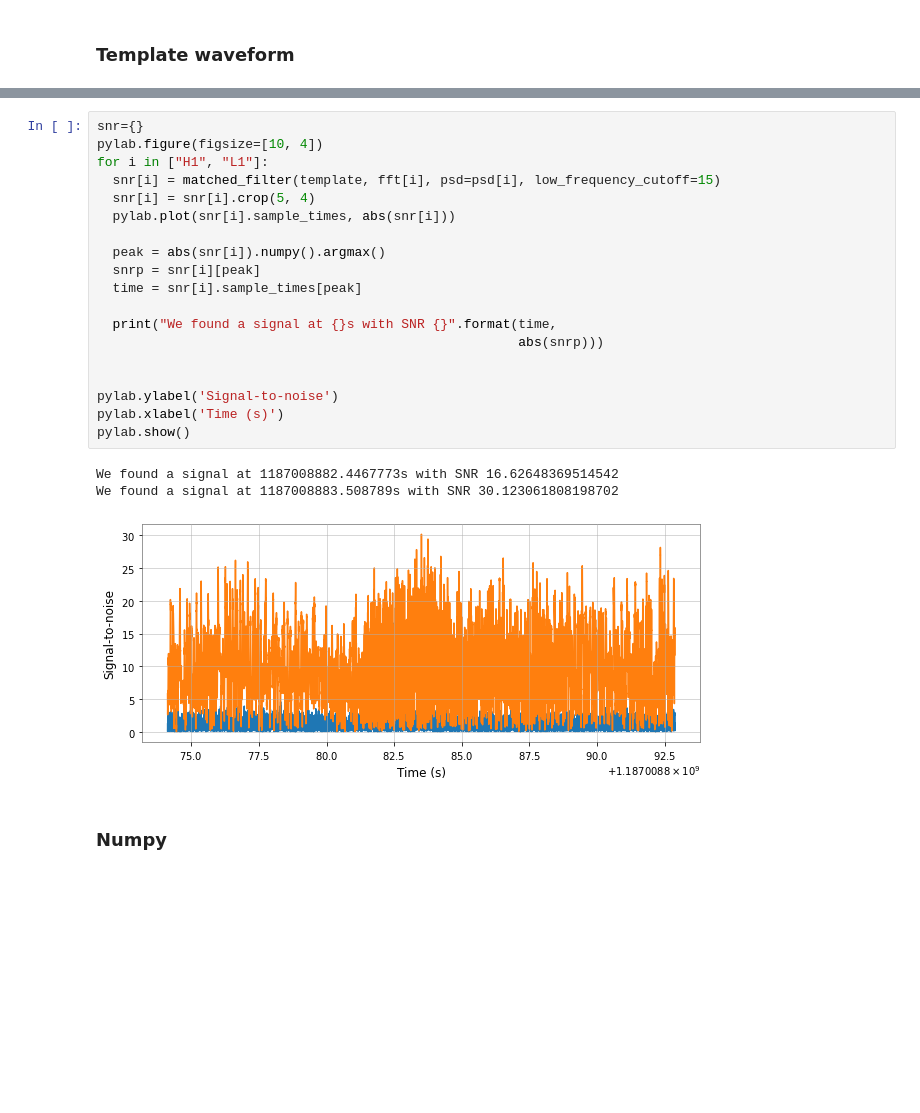
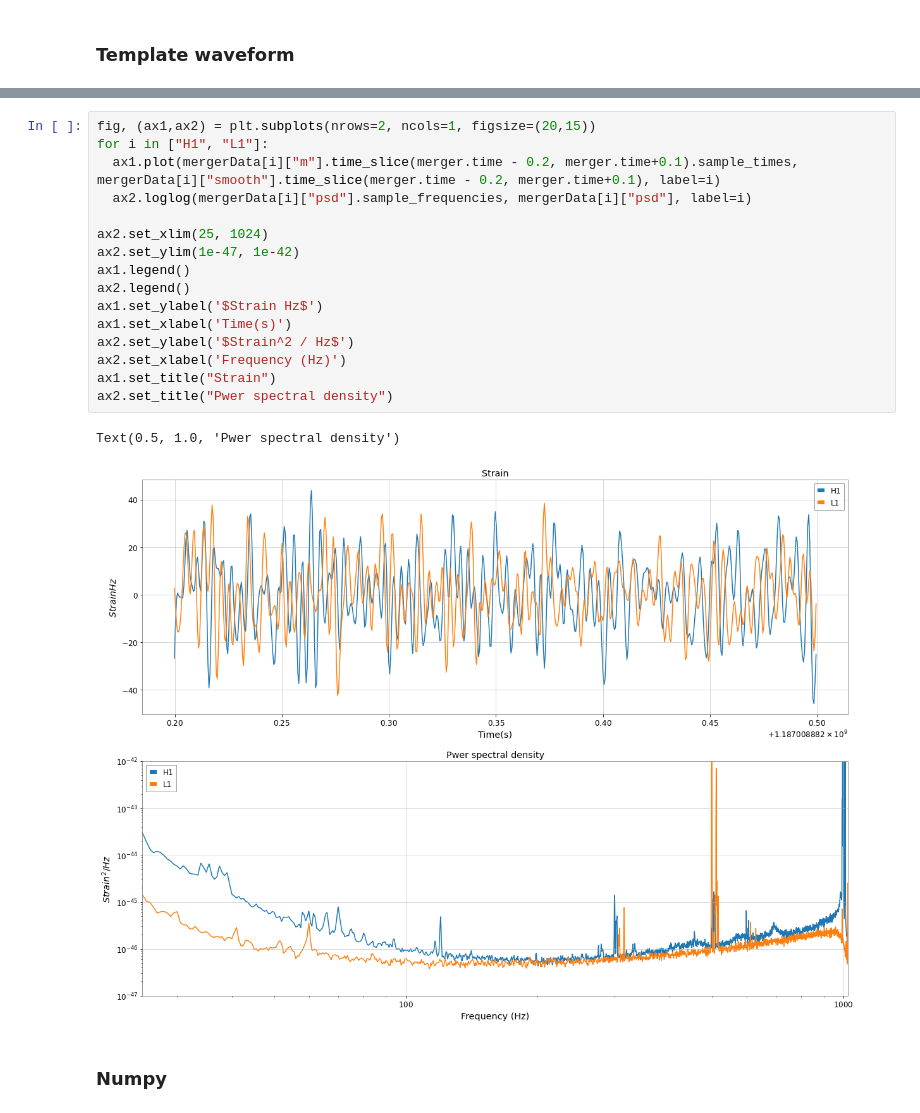
Before and after one commit to Snrts/PRA3024_BigDataInPhysics_SanneAarts, a Jupyter notebook: GravitationalWavesSanne.ipynb, the cells around one changed output, grey strips where cells are left out. Cells and saved outputs as stored; diff of their text form; blank space fills up the shorter version.

```diff
--- a/GravitationalWavesSanne.ipynb
+++ b/GravitationalWavesSanne.ipynb
@@ -152,25 +154,21 @@ plt.plot(template)
-# %%
-snr={}
-pylab.figure(figsize=[10, 4])
-for i in ["H1", "L1"]:
-  snr[i] = matched_filter(template, fft[i], psd=psd[i], low_frequency_cutoff=15)
-  snr[i] = snr[i].crop(5, 4)
-  pylab.plot(snr[i].sample_times, abs(snr[i]))
-
-  peak = abs(snr[i]).numpy().argmax()
-  snrp = snr[i][peak]
-  time = snr[i].sample_times[peak]
-
-  print("We found a signal at {}s with SNR {}".format(time,
-                                                      abs(snrp)))
-
-
-pylab.ylabel('Signal-to-noise')
-pylab.xlabel('Time (s)')
-pylab.show()
-# %% [output]
-We found a signal at 1187008882.4467773s with SNR 16.62648369514542
-We found a signal at 1187008883.508789s with SNR 30.123061808198702
-[figure, removed]
+# %%
+fig, (ax1,ax2) = plt.subplots(nrows=2, ncols=1, figsize=(20,15))
+for i in ["H1", "L1"]:
+  ax1.plot(mergerData[i]["m"].time_slice(merger.time - 0.2, merger.time+0.1).sample_times, mergerData[i]["smooth"].time_slice(merger.time - 0.2, merger.time+0.1), label=i)
+  ax2.loglog(mergerData[i]["psd"].sample_frequencies, mergerData[i]["psd"], label=i)
+
+ax2.set_xlim(25, 1024)
+ax2.set_ylim(1e-47, 1e-42)
+ax1.legend()
+ax2.legend()
+ax1.set_ylabel('$Strain Hz$')
+ax1.set_xlabel('Time(s)')
+ax2.set_ylabel('$Strain^2 / Hz$')
+ax2.set_xlabel('Frequency (Hz)')
+ax1.set_title("Strain")
+ax2.set_title("Pwer spectral density")
+# %% [output]
+Text(0.5, 1.0, 'Pwer spectral density')
+[figure, added]
 # %% [markdown]
 ### Numpy
```
Also changed, not shown: parts of 24 cells of this notebook.
